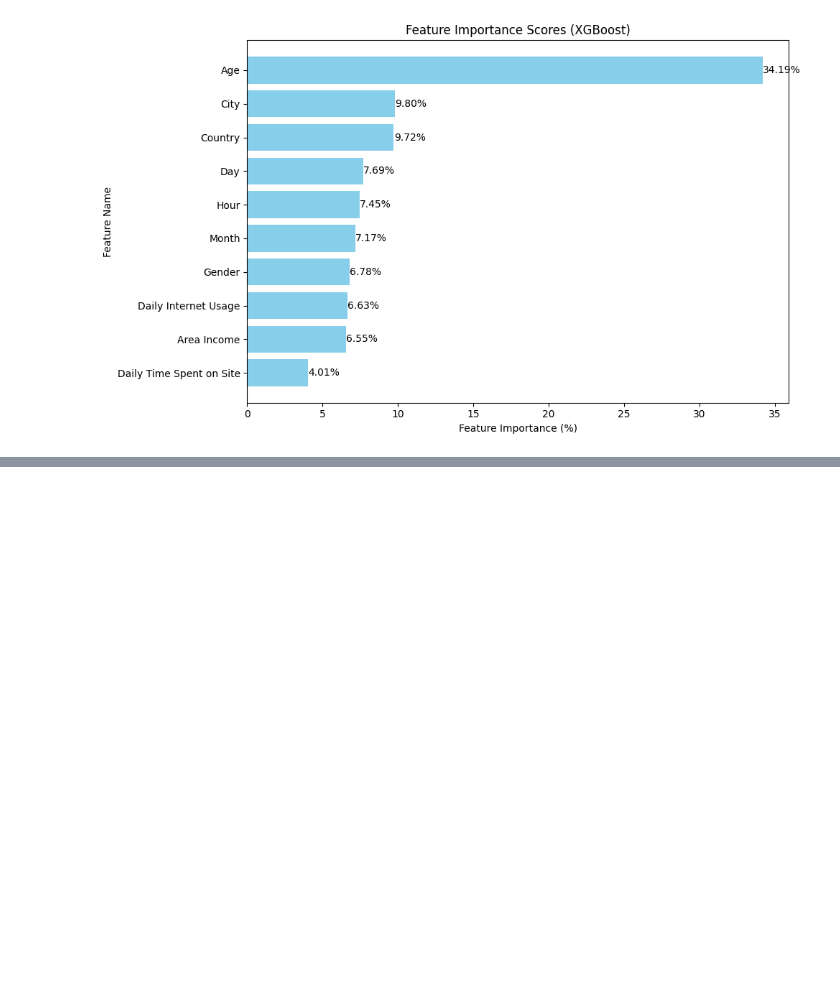
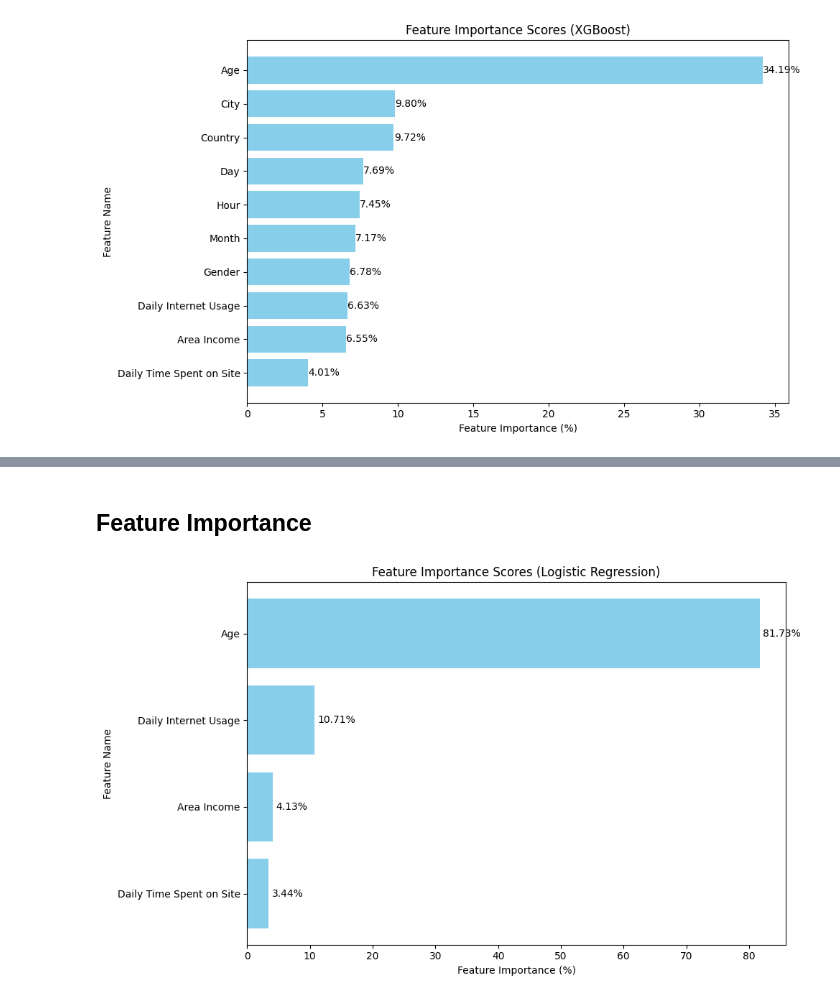
Before and after one commit to shreyamsis2025-msis/CTR_Project, a Jupyter notebook: ctr_prediction.ipynb, the cells around one changed output, grey strips where cells are left out. Drawn from its saved outputs; the diff is of its cells as text; code cells hidden in the pictures; blank space fills up the shorter version.

Commit message:
feat: Implemented Logistic Regression model

```diff
--- a/ctr_prediction.ipynb
+++ b/ctr_prediction.ipynb
@@ -292,0 +295,16 @@ plt.show()
+# %%
+# Select relevant features and the target variable for Logic Regression Model
+from sklearn.model_selection import train_test_split
+from sklearn.preprocessing import StandardScaler, PolynomialFeatures
+from sklearn.linear_model import LogisticRegression
+from sklearn.model_selection import GridSearchCV
+
+X = data[['Daily Time Spent on Site', 'Age', 'Area Income', 'Daily Internet Usage']]
+y = data['Clicked on Ad']
+
+# Feature scaling
+scaler = StandardScaler()
+X_scaled = scaler.fit_transform(X)
+
+# Split the data into training and testing sets
+X_train, X_test, y_train, y_test = train_test_split(X_scaled, y, test_size=0.3, random_state=42)
@@ -292,0 +390,31 @@ plt.show()
+# %% [markdown]
+## Feature Importance
+# %%
+# Get feature importance using the coefficients of the logistic regression model
+feature_importances = np.abs(best_model.coef_[0])
+feature_names = ['Daily Time Spent on Site', 'Age', 'Area Income', 'Daily Internet Usage']
+
+# Normalize the importance values to percentages
+total_importance = sum(feature_importances)
+percentage_importances = (feature_importances / total_importance) * 100
+
+# Create a DataFrame for visualization
+feature_importance_df = pd.DataFrame({'feature': feature_names, 'importance': percentage_importances})
+feature_importance_df = feature_importance_df.sort_values(by='importance', ascending=False)
+
+# Plot feature importance
+plt.figure(figsize=(10, 6))
+plt.barh(feature_importance_df['feature'], feature_importance_df['importance'], color='skyblue')
+plt.xlabel('Feature Importance (%)')
+plt.ylabel('Feature Name')
+plt.title('Feature Importance Scores (Logistic Regression)')
+plt.gca().invert_yaxis()
+
+# Add percentage labels on top of bars
+for i, v in enumerate(feature_importance_df['importance']):
+    plt.text(v + 0.5, i, f"{v:.2f}%", va='center')
+
+plt.tight_layout()
+plt.show()
+# %% [output]
+[figure, added]
```
Also changed, not shown: parts of 10 cells of this notebook.
